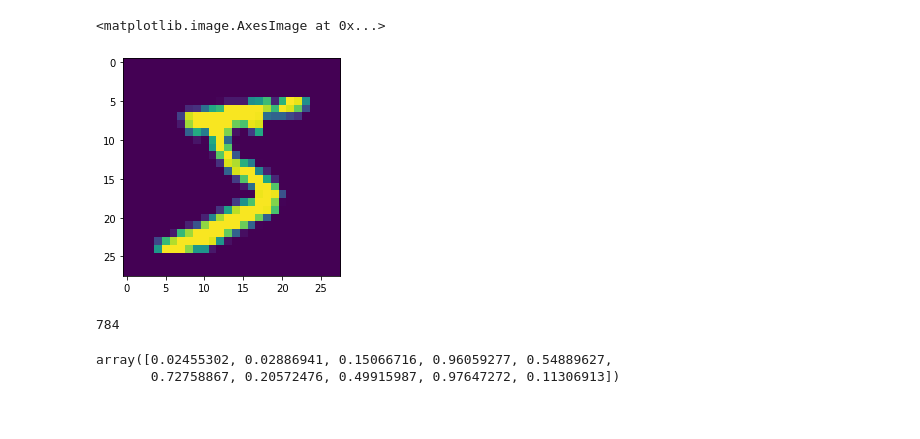
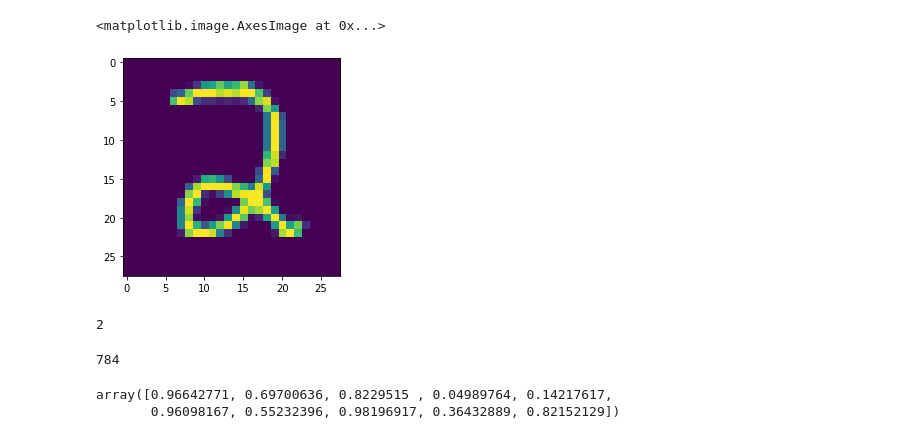
Before and after one commit to leothomas/simple_neural_net, a Jupyter notebook: MNIST.ipynb, the cells around one changed output. Saved outputs shown, nothing was run; the diff lists cells and outputs as text; code cells hidden in the pictures.

Commit message:
updated MNIST notebook to mirror updates in base class

```diff
--- a/MNIST.ipynb
+++ b/MNIST.ipynb
@@ -26,9 +25,39 @@ y_test = np.array([one_hot_encode(i) for i in y_test])
+# %%
+# load images and labels of the MNIST data set
+# each element in x_train/x_test is a handwritten digit
+# and each element in y_train/y_test is the associated
+# label for that digit (0-9)
+if not os.path.exists('./data/mnist/X.npy'):
+    import mnist
+    (x_train, y_train), (x_test, y_test) = mnist.load_data()
+    X = np.append(x_train, x_test)
+    y = np.append(y_train, y_test)
+    np.save('./data/mnist/X', X)
+    np.save('./data/mnist/y', y)
+
+X = np.load('./data/mnist/X.npy')
+X = X.reshape(70000, 28, 28)
+# divide by 255 to normalize values
+X = np.array([ (x.flatten())/255 for x in X])
+
+y = np.load('./data/mnist/y.npy')
+y = y.reshape(70000, )
+y = np.array([int(i) for i in y])
+
+# One hot encode the y data (target variable)
+temp = np.zeros((y.size, int(y.max())+1))
+temp[np.arange(y.size),y] = 1
+y = temp
 # %%
 # example of one of the handwritten digits
-plt.imshow(x_train[0])
+plt.imshow(X[432].reshape((28,28)))
 # %% [output]
 <matplotlib.image.AxesImage at 0x...>
-[figure, old version]
+[figure, new version]
+# %%
+np.argmax(y[432])
+# %% [output]
+2
 # %%
 # each image is 28x28 pixels, which is flattened
 # out into an input array of length 784
@@ -49,11 +78,11 @@ network = Network(
 # %%
 # verify that the forwad pass works and provides an
 # output with a probability for each label
-guess = network.forward_pass(x_train[0].flatten())
+guess = network.forward_pass(X[0])
 guess
 # %% [output]
-array([0.02455302, 0.02886941, 0.15066716, 0.96059277, 0.54889627,
-       0.72758867, 0.20572476, 0.49915987, 0.97647272, 0.11306913])
+array([0.96642771, 0.69700636, 0.8229515 , 0.04989764, 0.14217617,
+       0.96098167, 0.55232396, 0.98196917, 0.36432889, 0.82152129])
 # %%
 # the position of the highest probability is taken
 # to be the network's output
```
Also changed, not shown: parts of 15 cells of this notebook, 2 other files.
